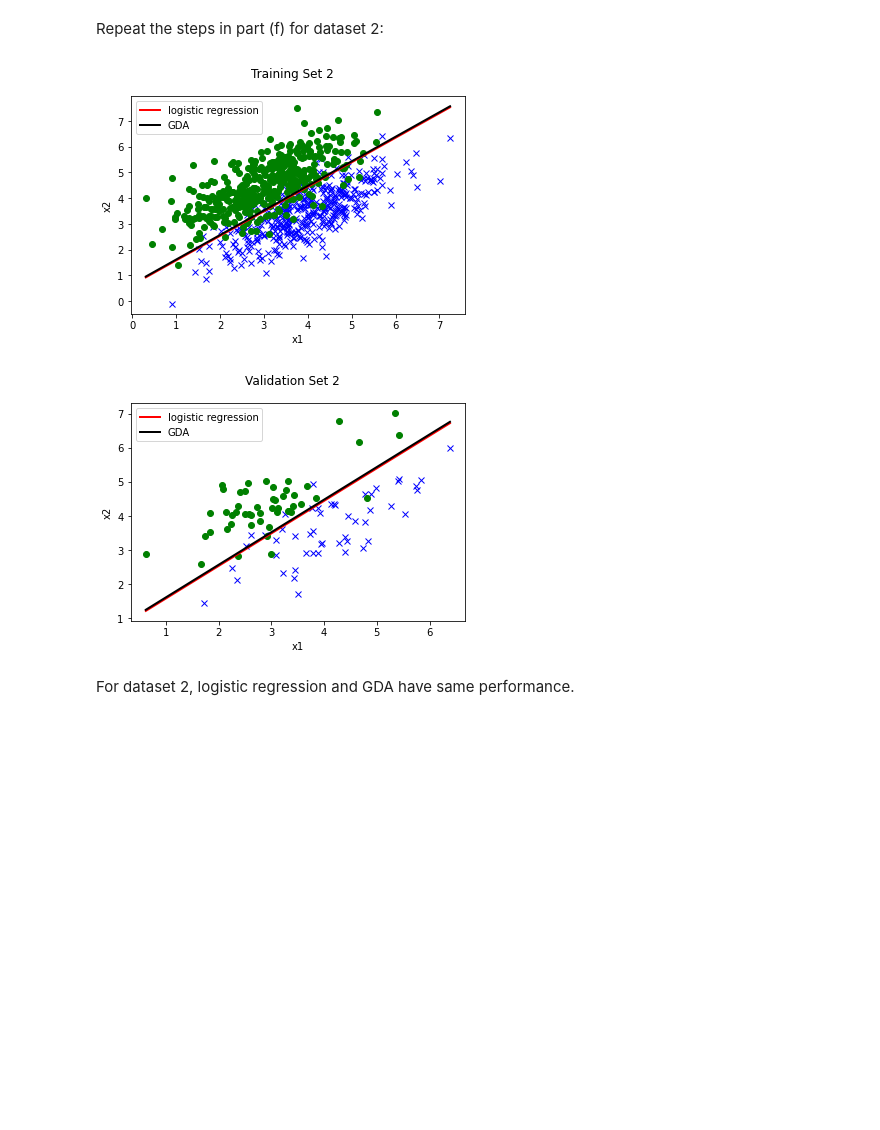
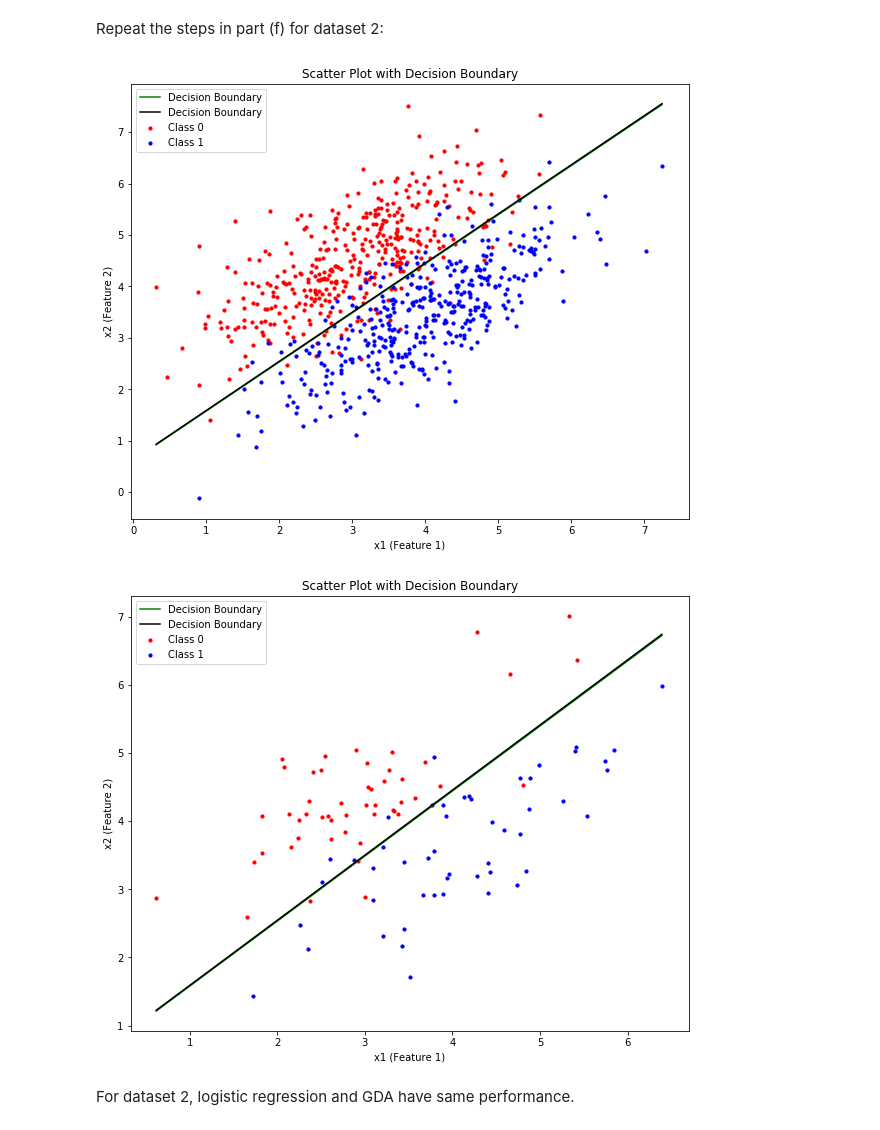
Before and after one commit to tengyulin/LearnCS229_2018, a Jupyter notebook: problem-sets/PS1/PS1-1 Linear Classifiers (logistic regression and GDA).ipynb, the cells around one changed output. Drawn from its saved outputs; the diff is of its cells as text; code cells hidden in the pictures; blank space fills up the shorter version.

```diff
--- a/problem-sets/PS1/PS1-1 Linear Classifiers (logistic regression and GDA).ipynb
+++ b/problem-sets/PS1/PS1-1 Linear Classifiers (logistic regression and GDA).ipynb
@@ -446,26 +447,23 @@ GDA performs worse than logistic regression on dataset 1 as expected.
 #### (g)
 # %% [markdown]
 Repeat the steps in part (f) for dataset 2:
-# %%
-# Train logistic regression
-x_train, y_train = util.load_dataset(ds2_training_set_path, add_intercept=True)
-log_reg = LogisticRegression()
-log_reg.fit(x_train, y_train)
-
-# Train GDA
-x_train, y_train = util.load_dataset(ds2_training_set_path)
-gda = GDA()
-gda.fit(x_train, y_train)
-
-# Plot decision boundaries on training set 2
-plot(x_train, y_train, theta_1=log_reg.theta, legend_1='logistic regression', theta_2=gda.theta, legend_2='GDA', title='Training Set 2')
-
-# Plot decision boundaries on validation set 2
-x_valid, y_valid = util.load_dataset(ds2_valid_set_path)
-plot(x_valid, y_valid, theta_1=log_reg.theta, legend_1='logistic regression', theta_2=gda.theta, legend_2='GDA', title='Validation Set 2')
-# %% [output]
-[figure, removed]
-[figure, removed]
+# %%
+d2_train = pd.read_csv(ds2_training_set_path)
+d2_valid = pd.read_csv(ds2_valid_set_path)
+
+X_train, y_train = prepare_input(d2_train)
+log_reg = LogisticRegression()
+log_reg.fit(X_train, y_train)
+X_train, y_train = prepare_input(d2_train, intercept=False)
+gda = GDA()
+gda.fit(X_train, y_train)
+
+plot_with_decision_boundary(X_train, y_train, log_reg.theta, gda.theta)
+X_valid, y_valid = prepare_input(d2_valid, intercept=False)
+plot_with_decision_boundary(X_valid, y_valid, log_reg.theta, gda.theta)
+# %% [output]
+[figure, added]
+[figure, added]
 # %% [markdown]
 For dataset 2, logistic regression and GDA have same performance.
 # %% [markdown]
```
Also changed, not shown: parts of 15 cells of this notebook.
